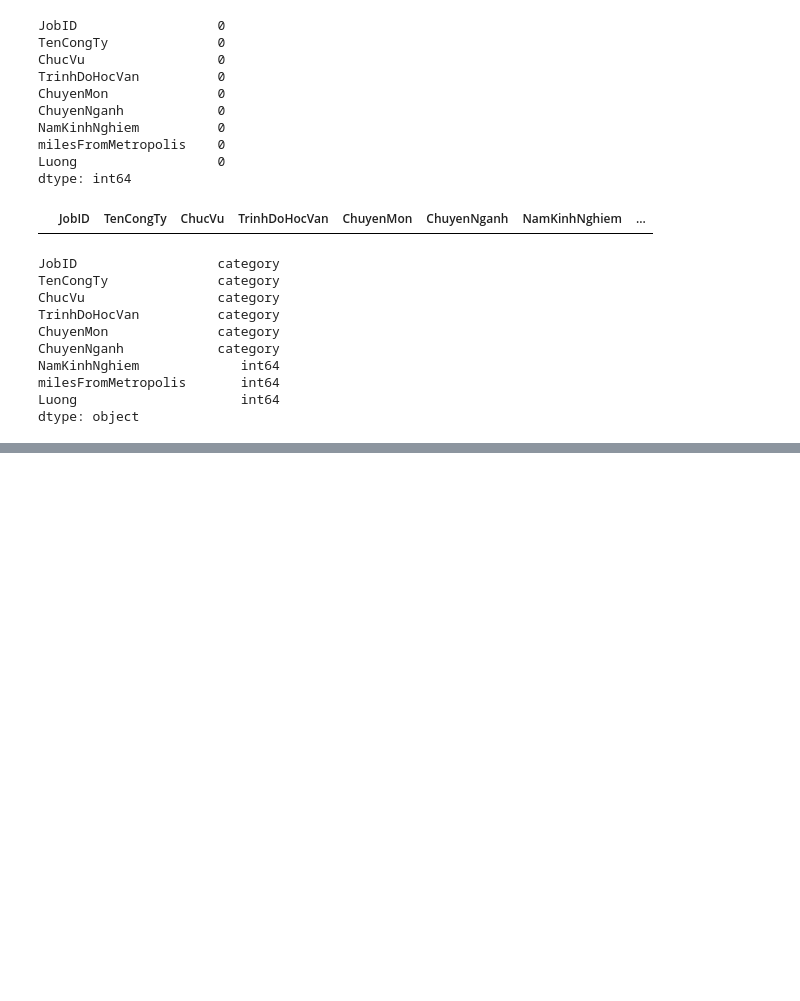
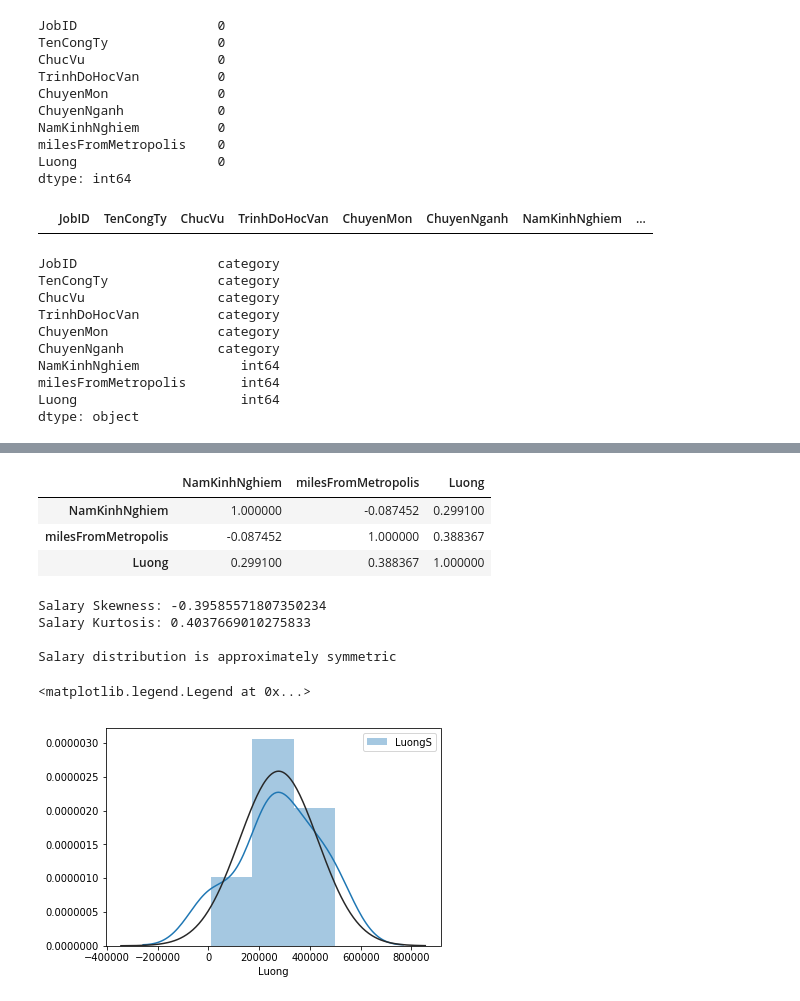
Before and after one commit to DucLong06/Salary-Prediction, a Jupyter notebook: Salary Prediction.ipynb, the cells around one changed output, grey strips where cells are left out. Saved outputs shown, nothing was run; the diff lists cells and outputs as text; code cells hidden in the pictures; blank space fills up the shorter version.

```diff
--- a/Salary Prediction.ipynb
+++ b/Salary Prediction.ipynb
@@ -158,0 +185,26 @@ dtype: object
+# %%
+train_data.corr()
+# %% [output]
+|  | NamKinhNghiem | milesFromMetropolis | Luong |
+| NamKinhNghiem | 1.000000 | -0.087452 | 0.299100 |
+| milesFromMetropolis | -0.087452 | 1.000000 | 0.388367 |
+| Luong | 0.299100 | 0.388367 | 1.000000 |
+# %%
+# Find amount of skewness and kurtosis. Plot distribution curve (blue) next to normal distribution (black).
+print('Salary Skewness:', train_data['Luong'].skew())
+print('Salary Kurtosis:', train_data['Luong'].kurt())
+print()
+if -0.5 <= train_data['Luong'].skew() <= 0.5:
+    print('Salary distribution is approximately symmetric')
+elif -0.5 >  train_data['salary'] > 0.5:
+    print('Salary distribution is skewed')
+
+sns.distplot(train_data['Luong'], fit=norm, label='LuongS')
+plt.legend()
+# %% [output]
+Salary Skewness: -0.39585571807350234
+Salary Kurtosis: 0.4037669010275833
+
+Salary distribution is approximately symmetric
+<matplotlib.legend.Legend at 0x...>
+[figure, added]
```
Also changed, not shown: parts of 6 cells of this notebook.
